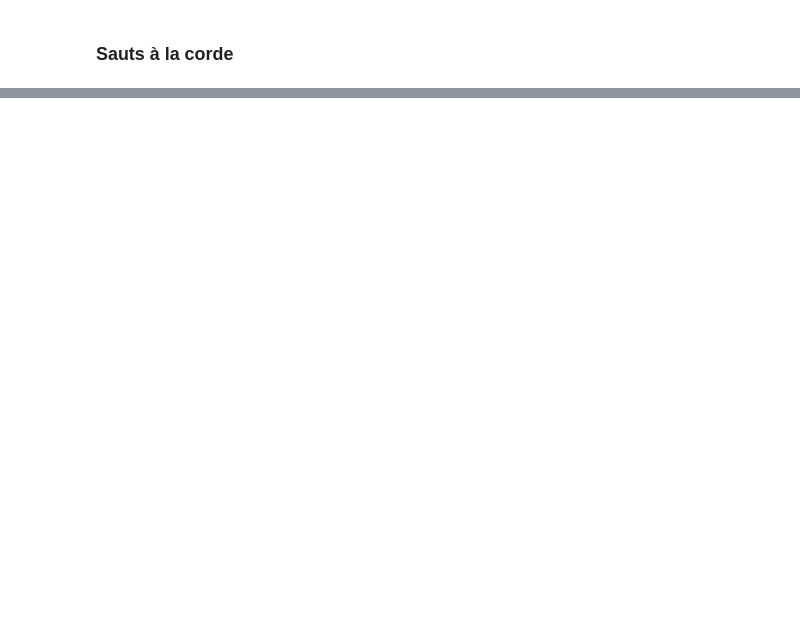
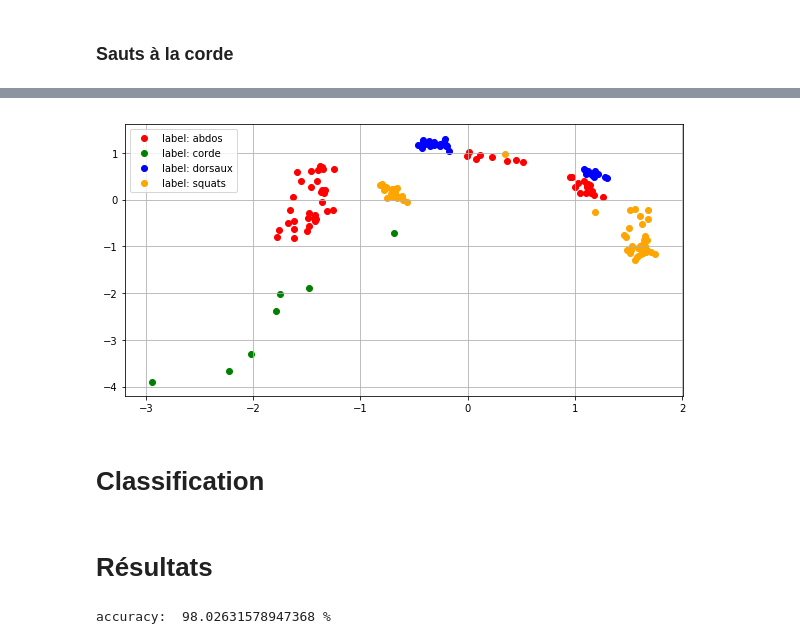
Before and after one commit to hibol/qself, a Jupyter notebook: first_investigations.ipynb, the cells around one changed output, grey strips where cells are left out. Drawn from its saved outputs; the diff is of its cells as text; code cells hidden in the pictures; blank space fills up the shorter version.

```diff
--- a/first_investigations.ipynb
+++ b/first_investigations.ipynb
@@ -81,0 +200,15 @@ for f in data:
+# %%
+colors = ['red', 'green', 'blue', 'orange', 'magenta', 'cyan']
+
+labels = storage.keys()
+
+pl.figure(figsize=(10,5))
+for i,l in enumerate(sorted(labels)):
+    this_labels = results_pca.Y[data_output==l,:]
+    pl.scatter(this_labels[:,0], this_labels[:,1], c=colors[i], label='label: '+l)
+pl.legend()
+pl.grid()
+# %% [output]
+[figure, added]
+# %% [markdown]
+# Classification
@@ -81,0 +243,8 @@ for f in data:
+# %% [markdown]
+# Résultats
+# %%
+# accuracy
+acc = 100 * np.sum(model_classification == data_output_num) / len(data_output)
+print('accuracy: ', acc, '%')
+# %% [output]
+accuracy:  98.02631578947368 %
```
Also changed, not shown: parts of 20 cells of this notebook, 2 other files.
